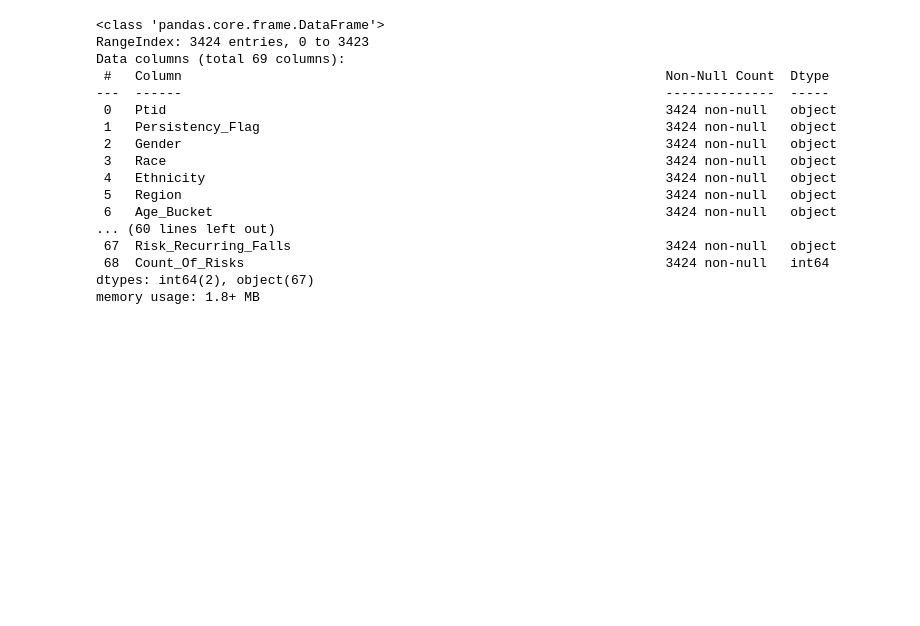
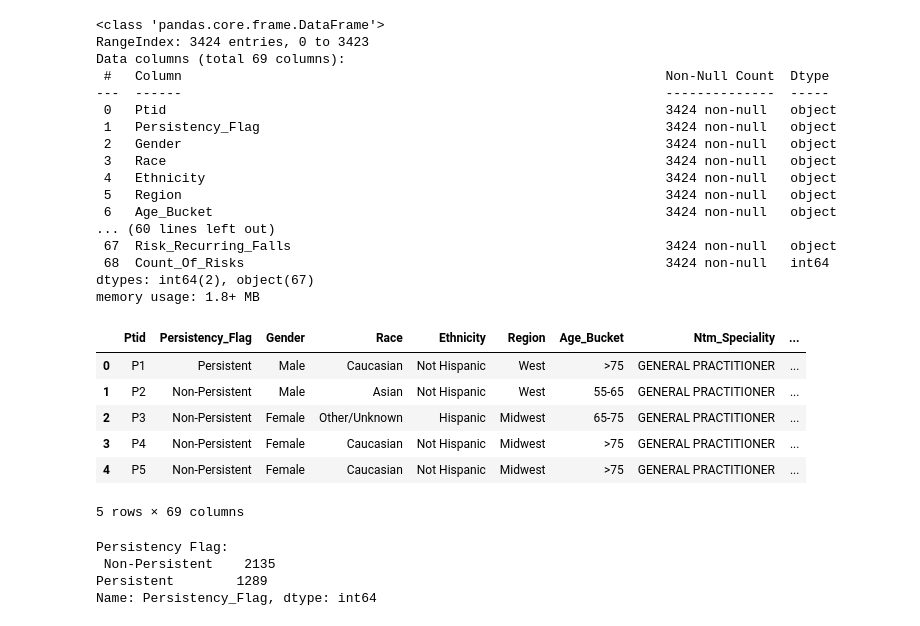
Before and after one commit to LiviaNFoster/DataGlacierFinalProject, a Jupyter notebook: FinalProject.ipynb, the cells around one changed output. Drawn from its saved outputs; the diff is of its cells as text; code cells hidden in the pictures; blank space fills up the shorter version.

Commit message:
Livia Week 8 first commit

```diff
--- a/FinalProject.ipynb
+++ b/FinalProject.ipynb
@@ -34,3 +34,13 @@ Data columns (total 69 columns):
  68  Count_Of_Risks                                                      3424 non-null   int64
 dtypes: int64(2), object(67)
 memory usage: 1.8+ MB
+# %%
+df.head() ##Livia
+# %% [output]
+|  | Ptid | Persistency_Flag | Gender | Race | Ethnicity | Region | Age_Bucket | Ntm_Speciality | ... |
+| 0 | P1 | Persistent | Male | Caucasian | Not Hispanic | West | >75 | GENERAL PRACTITIONER | ... |
+| 1 | P2 | Non-Persistent | Male | Asian | Not Hispanic | West | 55-65 | GENERAL PRACTITIONER | ... |
+| 2 | P3 | Non-Persistent | Female | Other/Unknown | Hispanic | Midwest | 65-75 | GENERAL PRACTITIONER | ... |
+| 3 | P4 | Non-Persistent | Female | Caucasian | Not Hispanic | Midwest | >75 | GENERAL PRACTITIONER | ... |
+| 4 | P5 | Non-Persistent | Female | Caucasian | Not Hispanic | Midwest | >75 | GENERAL PRACTITIONER | ... |
+5 rows × 69 columns
@@ -36,0 +50,11 @@ memory usage: 1.8+ MB
+# %%
+# Finding out how many different outputs there are for our data:
+
+#Target Variable:
+print("Persistency Flag:\n",df.Persistency_Flag.value_counts())
+print("\n")
+# %% [output]
+Persistency Flag:
+ Non-Persistent    2135
+Persistent        1289
+Name: Persistency_Flag, dtype: int64
```
Also changed, not shown: parts of 16 cells of this notebook.
